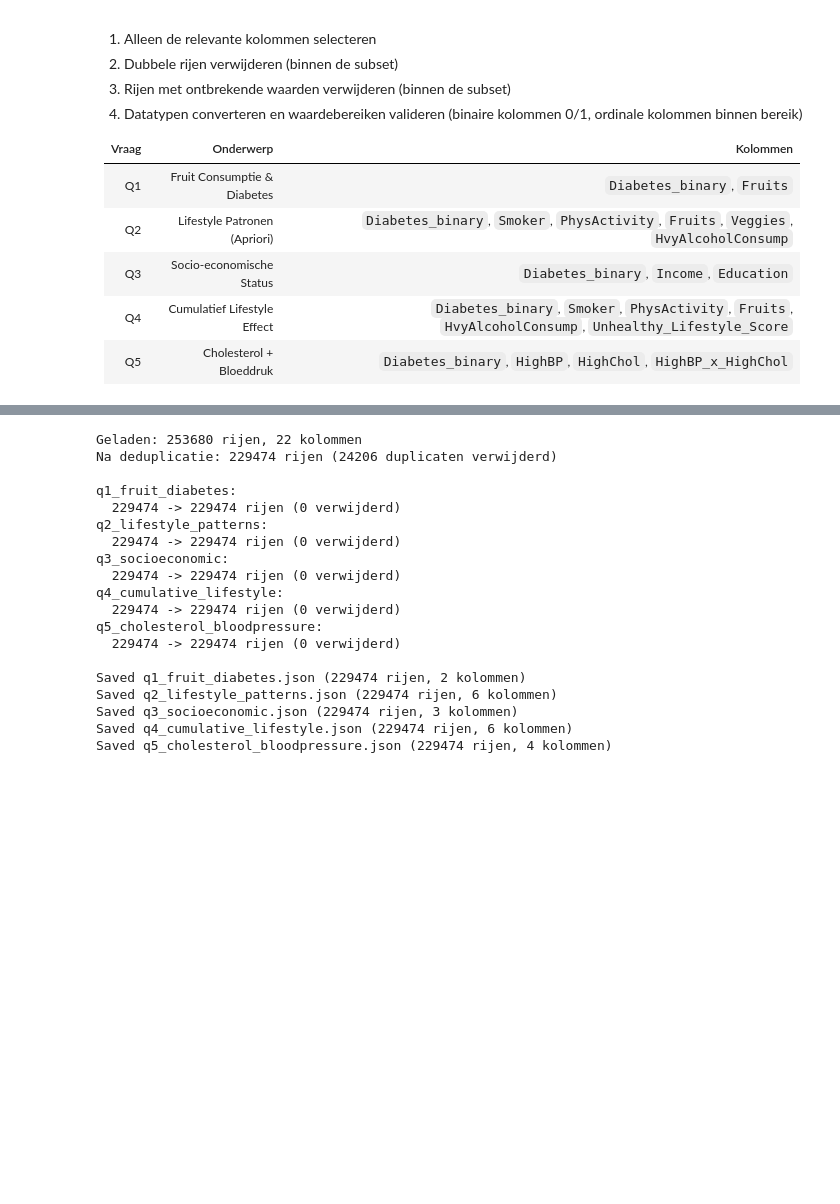
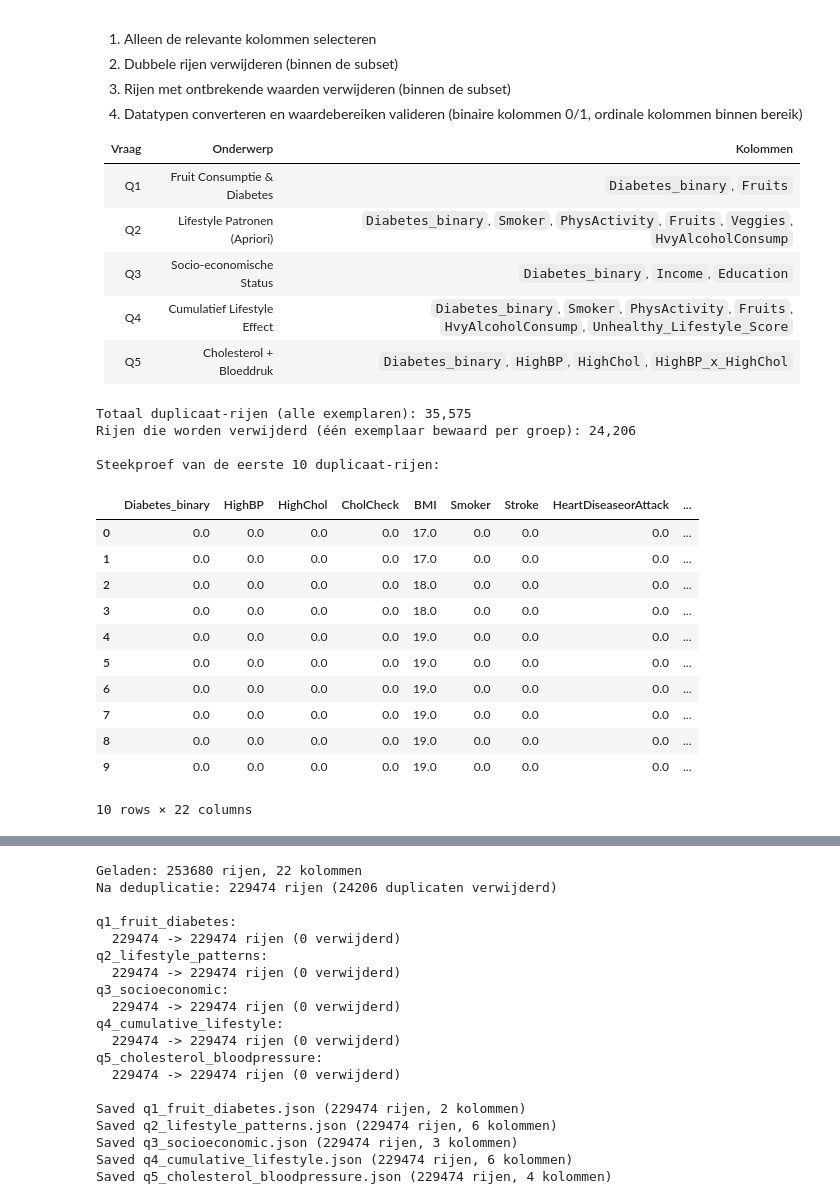
Before and after one commit to Pablo-Atanes/Minor-bigdata, a Jupyter notebook: colab_board_pablo_jasper (1).ipynb, the cells around one changed output, grey strips where cells are left out. Cells and saved outputs as stored; diff of their text form; code cells hidden in the pictures; blank space fills up the shorter version.

```diff
--- a/colab_board_pablo_jasper (1).ipynb
+++ b/colab_board_pablo_jasper (1).ipynb
@@ -85,3 +85,29 @@ Per kolom worden de volgende stappen uitgevoerd:
 | Q3 | Socio-economische Status | `Diabetes_binary`, `Income`, `Education` |
 | Q4 | Cumulatief Lifestyle Effect | `Diabetes_binary`, `Smoker`, `PhysActivity`, `Fruits`, `HvyAlcoholConsump`, `Unhealthy_Lifestyle_Score` |
 | Q5 | Cholesterol + Bloeddruk | `Diabetes_binary`, `HighBP`, `HighChol`, `HighBP_x_HighChol` |
+# %%
+from data_procesing.data_cleaner import get_duplicates
+
+duplicates_df, n_removed = get_duplicates()
+
+print(f"Totaal duplicaat-rijen (alle exemplaren): {len(duplicates_df):,}")
+print(f"Rijen die worden verwijderd (één exemplaar bewaard per groep): {n_removed:,}")
+print(f"\nSteekproef van de eerste 10 duplicaat-rijen:")
+duplicates_df.head(10)
+# %% [output]
+Totaal duplicaat-rijen (alle exemplaren): 35,575
+Rijen die worden verwijderd (één exemplaar bewaard per groep): 24,206
+
+Steekproef van de eerste 10 duplicaat-rijen:
+|  | Diabetes_binary | HighBP | HighChol | CholCheck | BMI | Smoker | Stroke | HeartDiseaseorAttack | ... |
+| 0 | 0.0 | 0.0 | 0.0 | 0.0 | 17.0 | 0.0 | 0.0 | 0.0 | ... |
+| 1 | 0.0 | 0.0 | 0.0 | 0.0 | 17.0 | 0.0 | 0.0 | 0.0 | ... |
+| 2 | 0.0 | 0.0 | 0.0 | 0.0 | 18.0 | 0.0 | 0.0 | 0.0 | ... |
+| 3 | 0.0 | 0.0 | 0.0 | 0.0 | 18.0 | 0.0 | 0.0 | 0.0 | ... |
+| 4 | 0.0 | 0.0 | 0.0 | 0.0 | 19.0 | 0.0 | 0.0 | 0.0 | ... |
+| 5 | 0.0 | 0.0 | 0.0 | 0.0 | 19.0 | 0.0 | 0.0 | 0.0 | ... |
+| 6 | 0.0 | 0.0 | 0.0 | 0.0 | 19.0 | 0.0 | 0.0 | 0.0 | ... |
+| 7 | 0.0 | 0.0 | 0.0 | 0.0 | 19.0 | 0.0 | 0.0 | 0.0 | ... |
+| 8 | 0.0 | 0.0 | 0.0 | 0.0 | 19.0 | 0.0 | 0.0 | 0.0 | ... |
+| 9 | 0.0 | 0.0 | 0.0 | 0.0 | 19.0 | 0.0 | 0.0 | 0.0 | ... |
+10 rows × 22 columns
```
Also changed, not shown: parts of 18 cells of this notebook.
